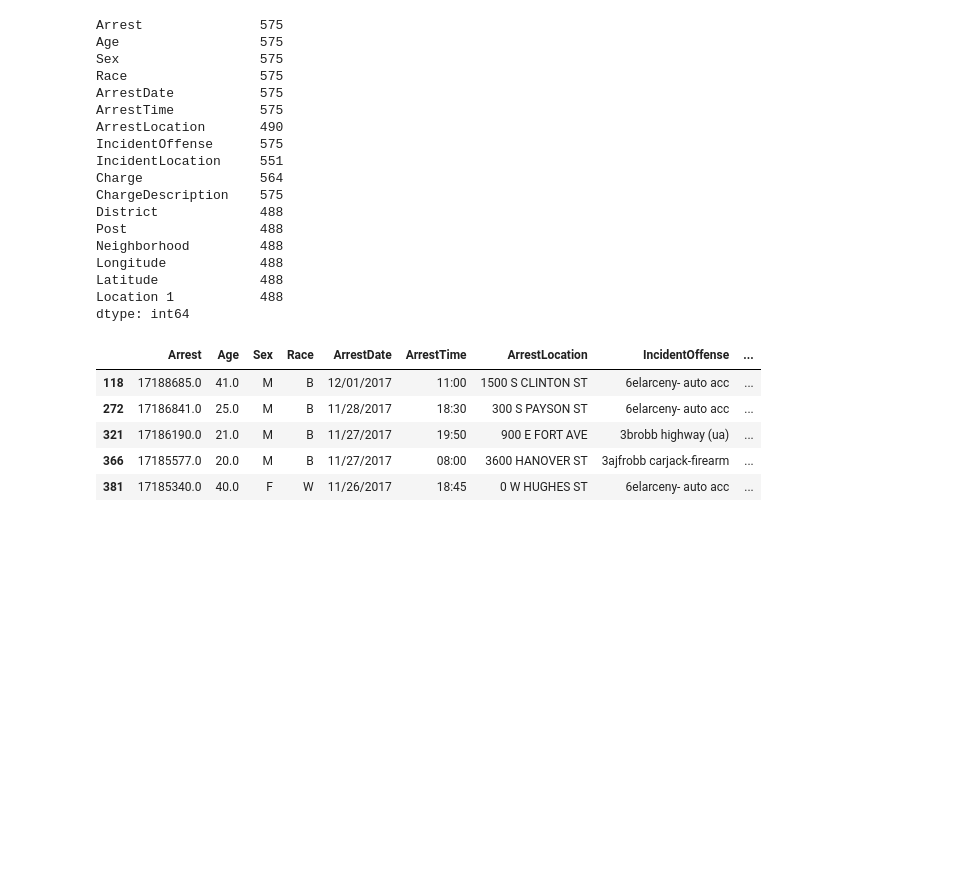
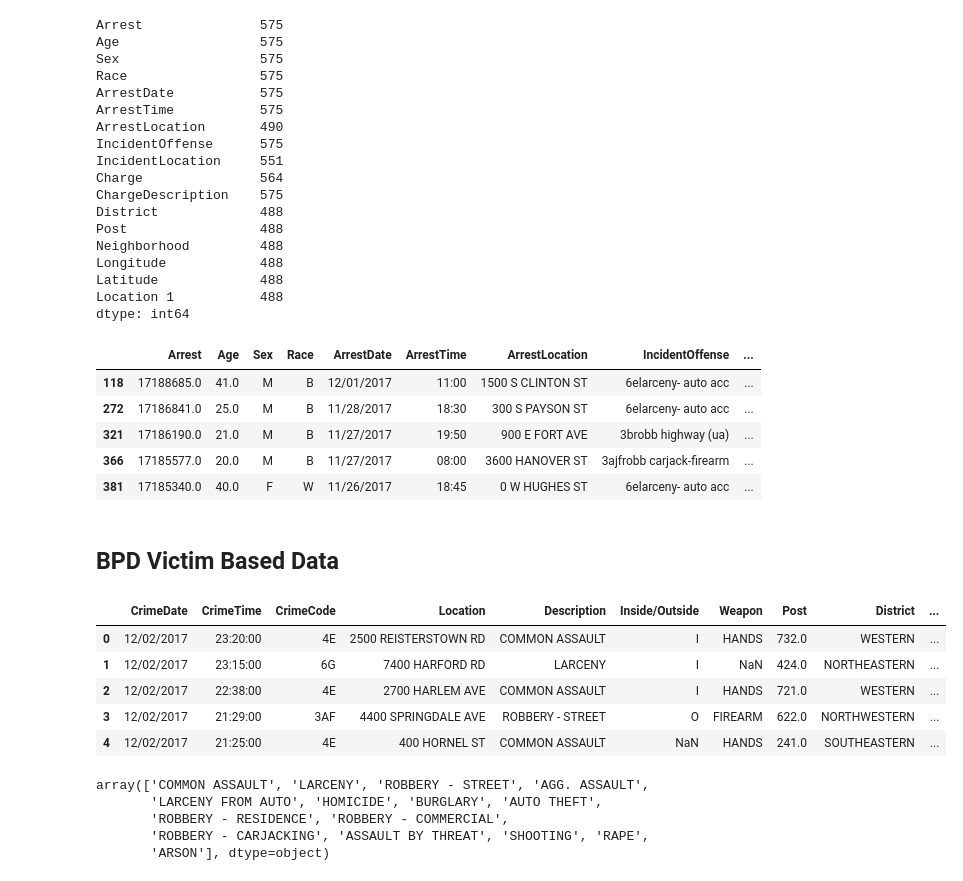
Before and after one commit to nichollsbr/baltimore-transit, a Jupyter notebook: BPD_analysis.ipynb, the cells around one changed output. Drawn from its saved outputs; the diff is of its cells as text; code cells hidden in the pictures; blank space fills up the shorter version.

Commit message:
bpd victim based data cleanup and mapping

```diff
--- a/BPD_analysis.ipynb
+++ b/BPD_analysis.ipynb
@@ -107,3 +106,24 @@ relevant_crimes.head()
 | 321 | 17186190.0 | 21.0 | M | B | 11/27/2017 | 19:50 | 900 E FORT AVE | 3brobb highway (ua) | ... |
 | 366 | 17185577.0 | 20.0 | M | B | 11/27/2017 | 08:00 | 3600 HANOVER ST | 3ajfrobb carjack-firearm | ... |
 | 381 | 17185340.0 | 40.0 | F | W | 11/26/2017 | 18:45 | 0 W HUGHES ST | 6elarceny- auto acc | ... |
+# %% [markdown]
+## BPD Victim Based Data
+# %%
+bpd_v = pd.read_csv("BPD_Victim.csv")
+
+bpd_v.head()
+# %% [output]
+|  | CrimeDate | CrimeTime | CrimeCode | Location | Description | Inside/Outside | Weapon | Post | District | ... |
+| 0 | 12/02/2017 | 23:20:00 | 4E | 2500 REISTERSTOWN RD | COMMON ASSAULT | I | HANDS | 732.0 | WESTERN | ... |
+| 1 | 12/02/2017 | 23:15:00 | 6G | 7400 HARFORD RD | LARCENY | I | NaN | 424.0 | NORTHEASTERN | ... |
+| 2 | 12/02/2017 | 22:38:00 | 4E | 2700 HARLEM AVE | COMMON ASSAULT | I | HANDS | 721.0 | WESTERN | ... |
+| 3 | 12/02/2017 | 21:29:00 | 3AF | 4400 SPRINGDALE AVE | ROBBERY - STREET | O | FIREARM | 622.0 | NORTHWESTERN | ... |
+| 4 | 12/02/2017 | 21:25:00 | 4E | 400 HORNEL ST | COMMON ASSAULT | NaN | HANDS | 241.0 | SOUTHEASTERN | ... |
+# %%
+bpd_v['Description'].unique()
+# %% [output]
+array(['COMMON ASSAULT', 'LARCENY', 'ROBBERY - STREET', 'AGG. ASSAULT',
+       'LARCENY FROM AUTO', 'HOMICIDE', 'BURGLARY', 'AUTO THEFT',
+       'ROBBERY - RESIDENCE', 'ROBBERY - COMMERCIAL',
+       'ROBBERY - CARJACKING', 'ASSAULT BY THREAT', 'SHOOTING', 'RAPE',
+       'ARSON'], dtype=object)
```
Also changed, not shown: parts of 9 cells of this notebook, 2 other files.
